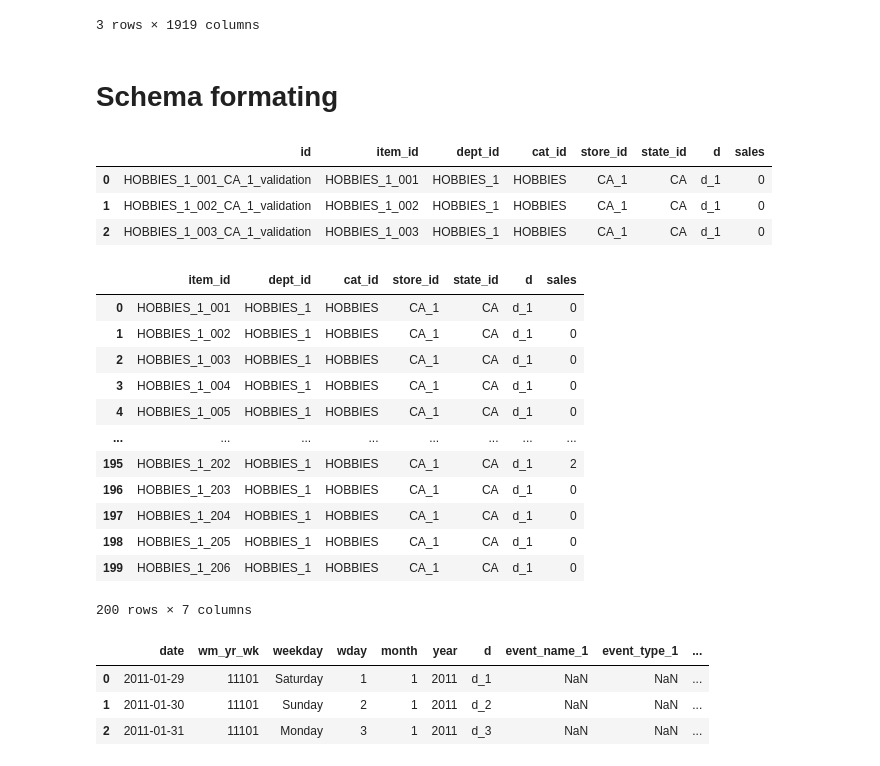
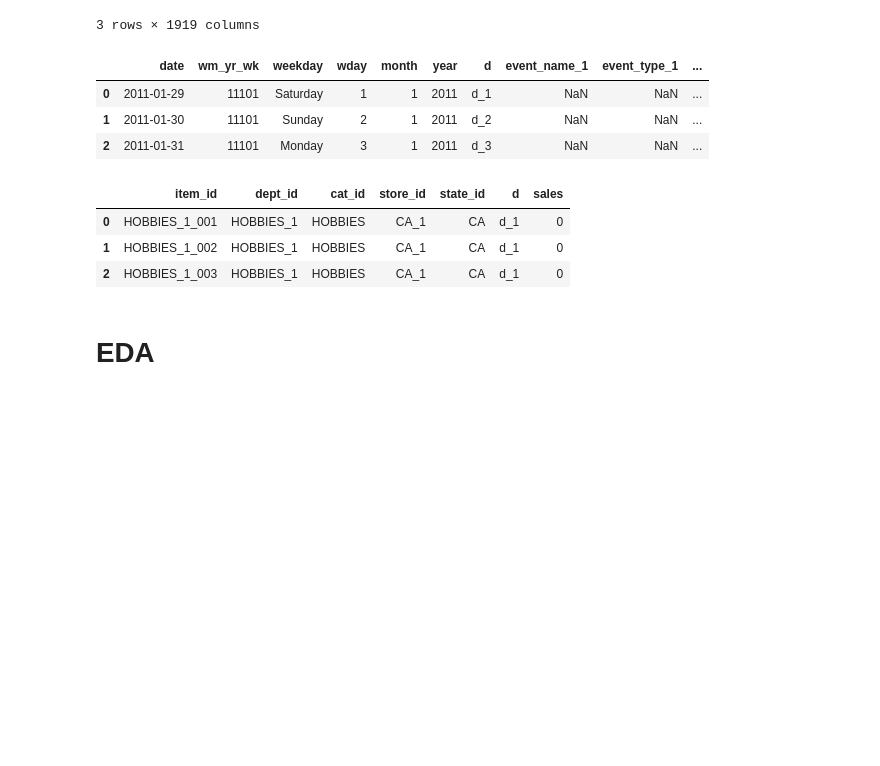
Before and after one commit to davidrimon2004/DEPI_project, a Jupyter notebook: project.ipynb, the cells around one changed output. Drawn from its saved outputs; the diff is of its cells as text; code cells hidden in the pictures; blank space fills up the shorter version.

```diff
--- a/project.ipynb
+++ b/project.ipynb
@@ -44,5 +48,3 @@ sales_validation.head(3)
 | 1 | HOBBIES_1_002_CA_1_validation | HOBBIES_1_002 | HOBBIES_1 | HOBBIES | CA_1 | CA | 0 | 0 | 0 | 0 | ... | ... |
 | 2 | HOBBIES_1_003_CA_1_validation | HOBBIES_1_003 | HOBBIES_1 | HOBBIES | CA_1 | CA | 0 | 0 | 0 | 0 | ... | ... |
 3 rows × 1919 columns
-# %% [markdown]
-# Schema formating
@@ -55,7 +51,20 @@ data = sales_validation.melt(
+# %%
+cal=pd.read_csv('/content/drive/MyDrive/DEPI_project/calendar.csv')
+cal.head(3)
+# %% [output]
+|  | date | wm_yr_wk | weekday | wday | month | year | d | event_name_1 | event_type_1 | ... |
+| 0 | 2011-01-29 | 11101 | Saturday | 1 | 1 | 2011 | d_1 | NaN | NaN | ... |
+| 1 | 2011-01-30 | 11101 | Sunday | 2 | 1 | 2011 | d_2 | NaN | NaN | ... |
+| 2 | 2011-01-31 | 11101 | Monday | 3 | 1 | 2011 | d_3 | NaN | NaN | ... |
+# %%
+final_data = pd.read_csv('/content/drive/MyDrive/DEPI_project/data.csv')
+final_data.head(3)
+# %% [output]
+|  | item_id | dept_id | cat_id | store_id | state_id | d | sales |
+| 0 | HOBBIES_1_001 | HOBBIES_1 | HOBBIES | CA_1 | CA | d_1 | 0 |
+| 1 | HOBBIES_1_002 | HOBBIES_1 | HOBBIES | CA_1 | CA | d_1 | 0 |
+| 2 | HOBBIES_1_003 | HOBBIES_1 | HOBBIES | CA_1 | CA | d_1 | 0 |
+# %% [markdown]
+# EDA
 # %%
-data.head(3)
+data.head(20)
-# %% [output]
-|  | id | item_id | dept_id | cat_id | store_id | state_id | d | sales |
-| 0 | HOBBIES_1_001_CA_1_validation | HOBBIES_1_001 | HOBBIES_1 | HOBBIES | CA_1 | CA | d_1 | 0 |
-| 1 | HOBBIES_1_002_CA_1_validation | HOBBIES_1_002 | HOBBIES_1 | HOBBIES | CA_1 | CA | d_1 | 0 |
-| 2 | HOBBIES_1_003_CA_1_validation | HOBBIES_1_003 | HOBBIES_1 | HOBBIES | CA_1 | CA | d_1 | 0 |
@@ -64,24 +70,0 @@ data.drop(columns=['id'],inplace=True)
-# %%
-data.head(200)
-# %% [output]
-|  | item_id | dept_id | cat_id | store_id | state_id | d | sales |
-| 0 | HOBBIES_1_001 | HOBBIES_1 | HOBBIES | CA_1 | CA | d_1 | 0 |
-| 1 | HOBBIES_1_002 | HOBBIES_1 | HOBBIES | CA_1 | CA | d_1 | 0 |
-| 2 | HOBBIES_1_003 | HOBBIES_1 | HOBBIES | CA_1 | CA | d_1 | 0 |
-| 3 | HOBBIES_1_004 | HOBBIES_1 | HOBBIES | CA_1 | CA | d_1 | 0 |
-| 4 | HOBBIES_1_005 | HOBBIES_1 | HOBBIES | CA_1 | CA | d_1 | 0 |
-| ... | ... | ... | ... | ... | ... | ... | ... |
-| 195 | HOBBIES_1_202 | HOBBIES_1 | HOBBIES | CA_1 | CA | d_1 | 2 |
-| 196 | HOBBIES_1_203 | HOBBIES_1 | HOBBIES | CA_1 | CA | d_1 | 0 |
-| 197 | HOBBIES_1_204 | HOBBIES_1 | HOBBIES | CA_1 | CA | d_1 | 0 |
-| 198 | HOBBIES_1_205 | HOBBIES_1 | HOBBIES | CA_1 | CA | d_1 | 0 |
-| 199 | HOBBIES_1_206 | HOBBIES_1 | HOBBIES | CA_1 | CA | d_1 | 0 |
-200 rows × 7 columns
-# %%
-cal=pd.read_csv('/content/drive/MyDrive/DEPI_project/data/calendar.csv')
-cal.head(3)
-# %% [output]
-|  | date | wm_yr_wk | weekday | wday | month | year | d | event_name_1 | event_type_1 | ... |
-| 0 | 2011-01-29 | 11101 | Saturday | 1 | 1 | 2011 | d_1 | NaN | NaN | ... |
-| 1 | 2011-01-30 | 11101 | Sunday | 2 | 1 | 2011 | d_2 | NaN | NaN | ... |
-| 2 | 2011-01-31 | 11101 | Monday | 3 | 1 | 2011 | d_3 | NaN | NaN | ... |
```
Also changed, not shown: parts of 22 cells of this notebook.
